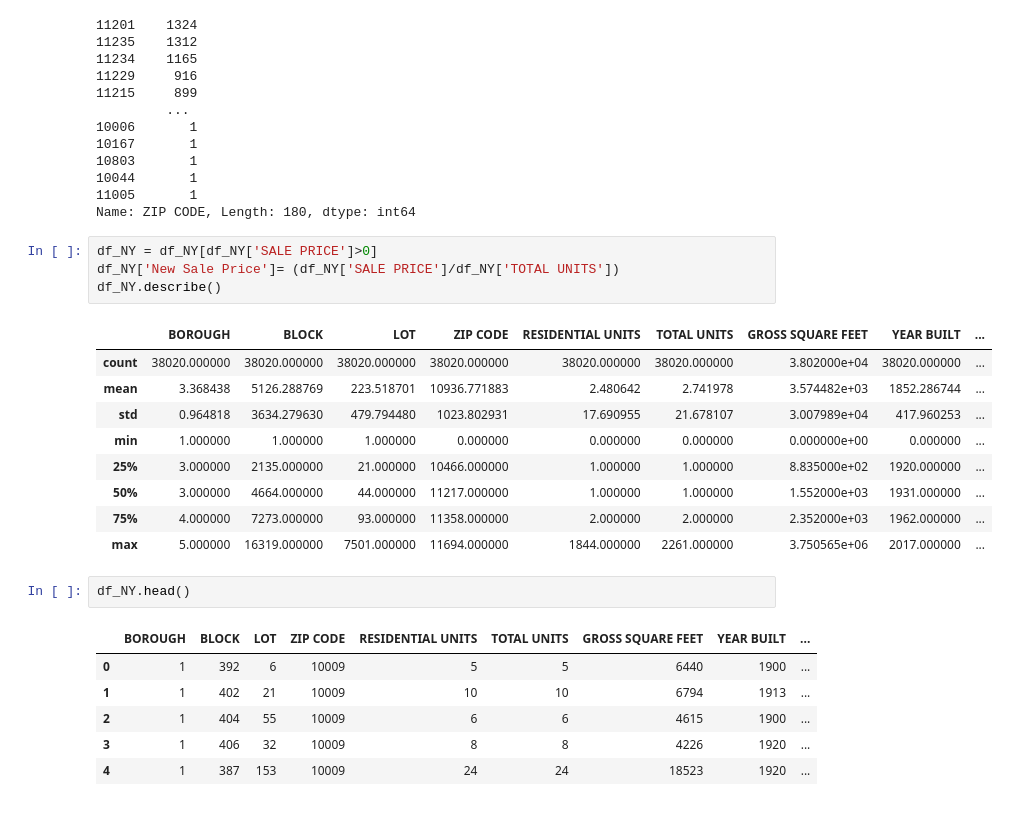
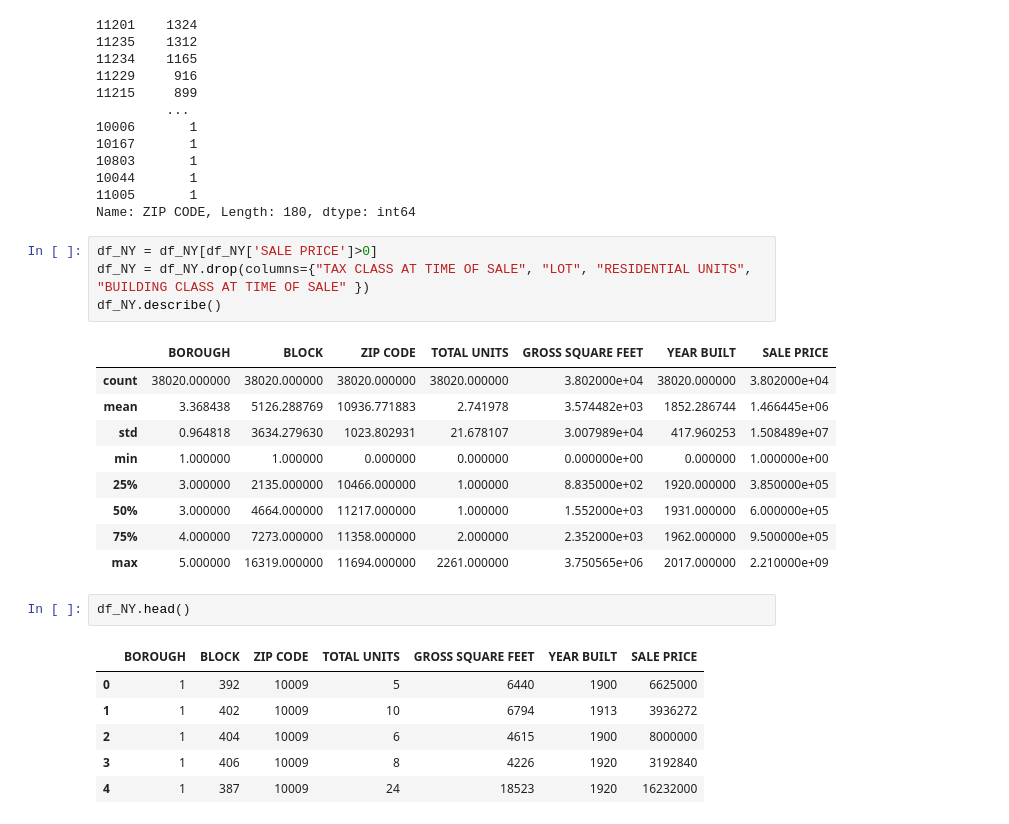
Before and after one commit to allyryry/3450_Assignment_4, a Jupyter notebook: Asn4_Starting_Point.ipynb, the cells around one changed output. Saved outputs shown, nothing was run; the diff lists cells and outputs as text.

```diff
--- a/Asn4_Starting_Point.ipynb
+++ b/Asn4_Starting_Point.ipynb
@@ -106,26 +107,26 @@ df_NY['ZIP CODE'].value_counts()
 Name: ZIP CODE, Length: 180, dtype: int64
 # %%
 df_NY = df_NY[df_NY['SALE PRICE']>0]
-df_NY['New Sale Price']= (df_NY['SALE PRICE']/df_NY['TOTAL UNITS'])
+df_NY = df_NY.drop(columns={"TAX CLASS AT TIME OF SALE", "LOT", "RESIDENTIAL UNITS", "BUILDING CLASS AT TIME OF SALE" })
 df_NY.describe()
 # %% [output]
-|  | BOROUGH | BLOCK | LOT | ZIP CODE | RESIDENTIAL UNITS | TOTAL UNITS | GROSS SQUARE FEET | YEAR BUILT | ... |
-| count | 38020.000000 | 38020.000000 | 38020.000000 | 38020.000000 | 38020.000000 | 38020.000000 | 3.802000e+04 | 38020.000000 | ... |
-| mean | 3.368438 | 5126.288769 | 223.518701 | 10936.771883 | 2.480642 | 2.741978 | 3.574482e+03 | 1852.286744 | ... |
-| std | 0.964818 | 3634.279630 | 479.794480 | 1023.802931 | 17.690955 | 21.678107 | 3.007989e+04 | 417.960253 | ... |
-| min | 1.000000 | 1.000000 | 1.000000 | 0.000000 | 0.000000 | 0.000000 | 0.000000e+00 | 0.000000 | ... |
-| 25% | 3.000000 | 2135.000000 | 21.000000 | 10466.000000 | 1.000000 | 1.000000 | 8.835000e+02 | 1920.000000 | ... |
-| 50% | 3.000000 | 4664.000000 | 44.000000 | 11217.000000 | 1.000000 | 1.000000 | 1.552000e+03 | 1931.000000 | ... |
-| 75% | 4.000000 | 7273.000000 | 93.000000 | 11358.000000 | 2.000000 | 2.000000 | 2.352000e+03 | 1962.000000 | ... |
-| max | 5.000000 | 16319.000000 | 7501.000000 | 11694.000000 | 1844.000000 | 2261.000000 | 3.750565e+06 | 2017.000000 | ... |
+|  | BOROUGH | BLOCK | ZIP CODE | TOTAL UNITS | GROSS SQUARE FEET | YEAR BUILT | SALE PRICE |
+| count | 38020.000000 | 38020.000000 | 38020.000000 | 38020.000000 | 3.802000e+04 | 38020.000000 | 3.802000e+04 |
+| mean | 3.368438 | 5126.288769 | 10936.771883 | 2.741978 | 3.574482e+03 | 1852.286744 | 1.466445e+06 |
+| std | 0.964818 | 3634.279630 | 1023.802931 | 21.678107 | 3.007989e+04 | 417.960253 | 1.508489e+07 |
+| min | 1.000000 | 1.000000 | 0.000000 | 0.000000 | 0.000000e+00 | 0.000000 | 1.000000e+00 |
+| 25% | 3.000000 | 2135.000000 | 10466.000000 | 1.000000 | 8.835000e+02 | 1920.000000 | 3.850000e+05 |
+| 50% | 3.000000 | 4664.000000 | 11217.000000 | 1.000000 | 1.552000e+03 | 1931.000000 | 6.000000e+05 |
+| 75% | 4.000000 | 7273.000000 | 11358.000000 | 2.000000 | 2.352000e+03 | 1962.000000 | 9.500000e+05 |
+| max | 5.000000 | 16319.000000 | 11694.000000 | 2261.000000 | 3.750565e+06 | 2017.000000 | 2.210000e+09 |
 # %%
 df_NY.head()
 # %% [output]
-|  | BOROUGH | BLOCK | LOT | ZIP CODE | RESIDENTIAL UNITS | TOTAL UNITS | GROSS SQUARE FEET | YEAR BUILT | ... |
-| 0 | 1 | 392 | 6 | 10009 | 5 | 5 | 6440 | 1900 | ... |
-| 1 | 1 | 402 | 21 | 10009 | 10 | 10 | 6794 | 1913 | ... |
-| 2 | 1 | 404 | 55 | 10009 | 6 | 6 | 4615 | 1900 | ... |
-| 3 | 1 | 406 | 32 | 10009 | 8 | 8 | 4226 | 1920 | ... |
-| 4 | 1 | 387 | 153 | 10009 | 24 | 24 | 18523 | 1920 | ... |
+|  | BOROUGH | BLOCK | ZIP CODE | TOTAL UNITS | GROSS SQUARE FEET | YEAR BUILT | SALE PRICE |
+| 0 | 1 | 392 | 10009 | 5 | 6440 | 1900 | 6625000 |
+| 1 | 1 | 402 | 10009 | 10 | 6794 | 1913 | 3936272 |
+| 2 | 1 | 404 | 10009 | 6 | 4615 | 1900 | 8000000 |
+| 3 | 1 | 406 | 10009 | 8 | 4226 | 1920 | 3192840 |
+| 4 | 1 | 387 | 10009 | 24 | 18523 | 1920 | 16232000 |
 # %%
 sns.pairplot(df_NY)
```
Also changed, not shown: parts of 10 cells of this notebook.
